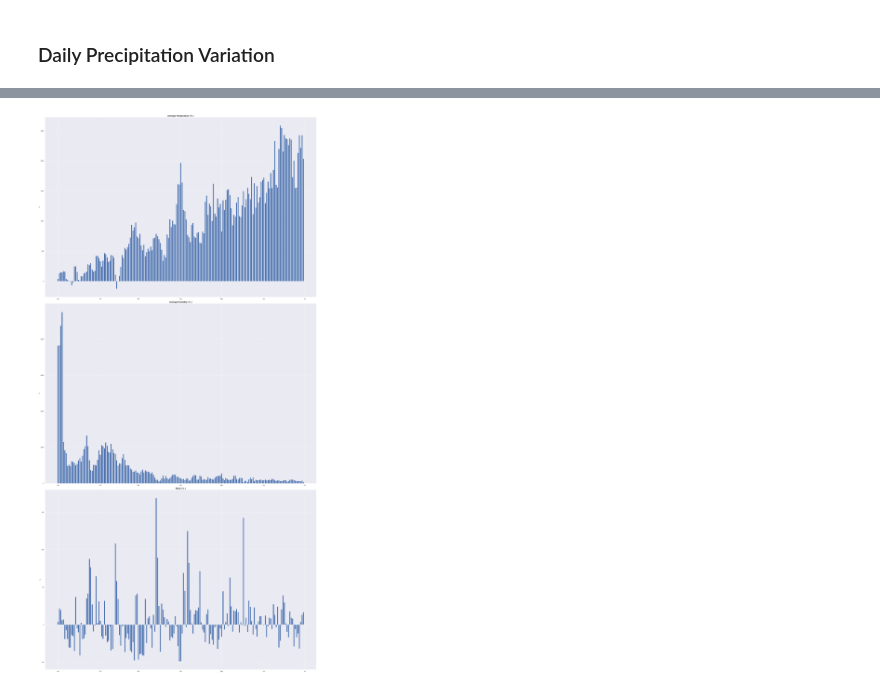
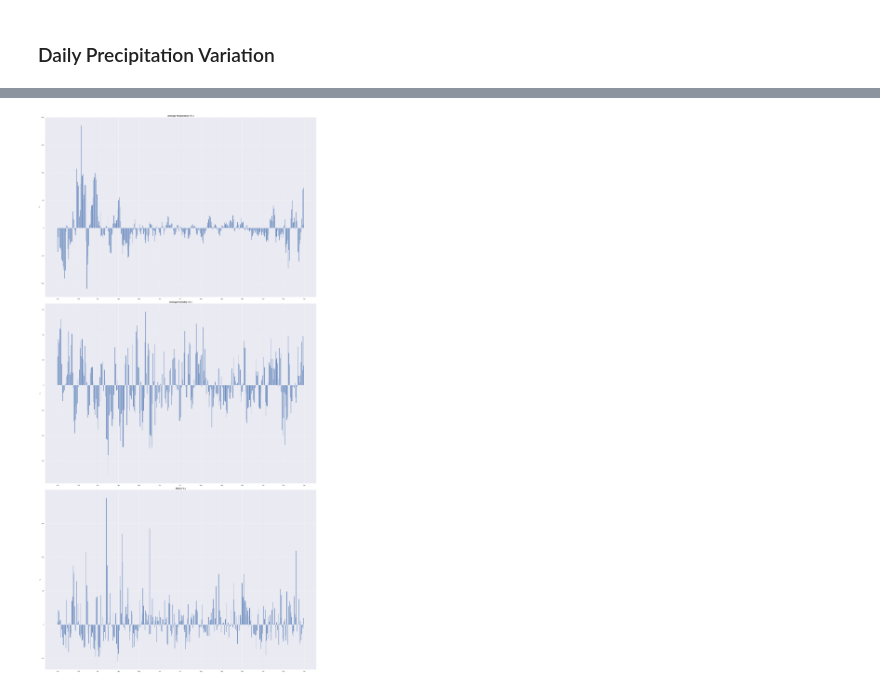
Before and after one commit to danielegerbaldo/Turin-Air-Quality-Comparison-Lockdown, a Jupyter notebook: Weather.ipynb, the cells around one changed output, grey strips where cells are left out. Saved outputs shown, nothing was run; the diff lists cells and outputs as text; code cells hidden in the pictures.

```diff
--- a/Weather.ipynb
+++ b/Weather.ipynb
@@ -215,11 +207,15 @@ def get_change_from_2012_2019(year):
 
     avg_daily_baseline = get_average_2012_2019()[['Data',"Velocita' media ( m/s )","Temperatura media ( °C )","Umidita' media ( % )"]].copy()
 
+    if not calendar.isleap(int(year)):
+        avg_daily_baseline = avg_daily_baseline[(avg_daily_baseline['Data'] != 60)] # this removes Feb, 29
+
+
     #Unpivot a DataFrame from wide to long format
     avg_daily_baseline = avg_daily_baseline.melt(id_vars="Data", value_vars=["Velocita' media ( m/s )",'Temperatura media ( °C )',"Umidita' media ( % )"],
         var_name='type', value_name='value', ignore_index=True)
     avg_daily_baseline.dropna(inplace=True)
-    avg_daily_baseline= avg_daily_baseline[avg_daily_baseline['value'] != 0]
+
 
     #get yearly data
     data_year = read_ARPA_csv('data/Weather/TORINO_VIA_DELLA_CONSOLATA_giornalieri_'+ year +'.csv')[['Data',"Velocita' media ( m/s )","Temperatura media ( °C )","Umidita' media ( % )"]]
@@ -229,10 +225,6 @@ def get_change_from_2012_2019(year):
     data_year = data_year.melt(id_vars=["Data", "Giorno"], value_vars=["Velocita' media ( m/s )",'Temperatura media ( °C )',"Umidita' media ( % )"],
         var_name='type', value_name='value', ignore_index=True)
 
-    data_year= data_year[data_year['value'] != 0]
-
-    data_year.set_index('Giorno')
-    avg_daily_baseline.set_index('Data')
 
     #calculate percentage deviation
     return_data = data_year
@@ -298,4 +291,5 @@ Text(0.5, 0, 'Date')
-# %%
-draw_small_multiple(get_change_from_2012_2019('2021'))
-# %% [output]
-[figure, removed]
+# %%
+aaa = get_change_from_2012_2019('2021')
+draw_small_multiple(get_change_from_2012_2019('2021'))
+# %% [output]
+[figure, added]
```
Also changed, not shown: parts of 12 cells of this notebook, 2 other files.
